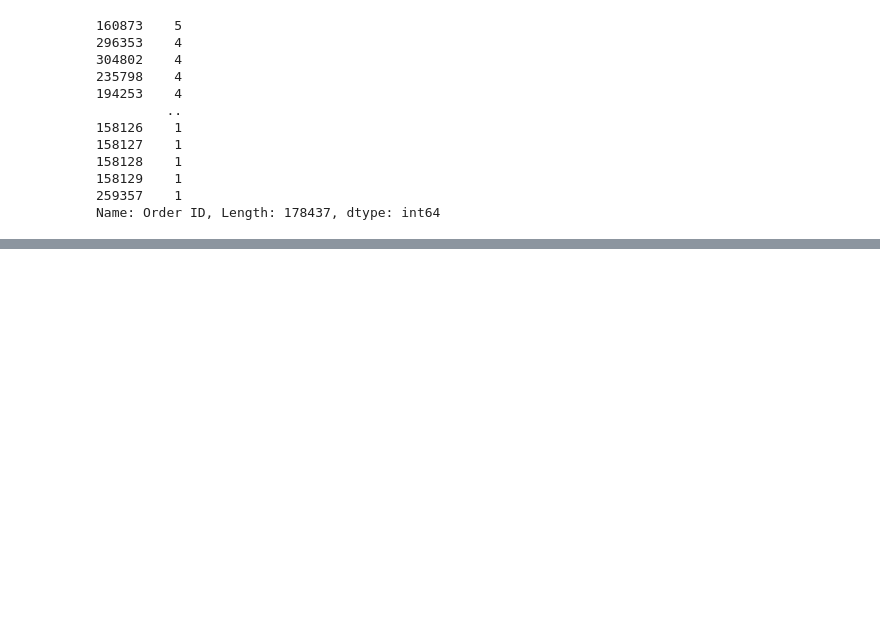
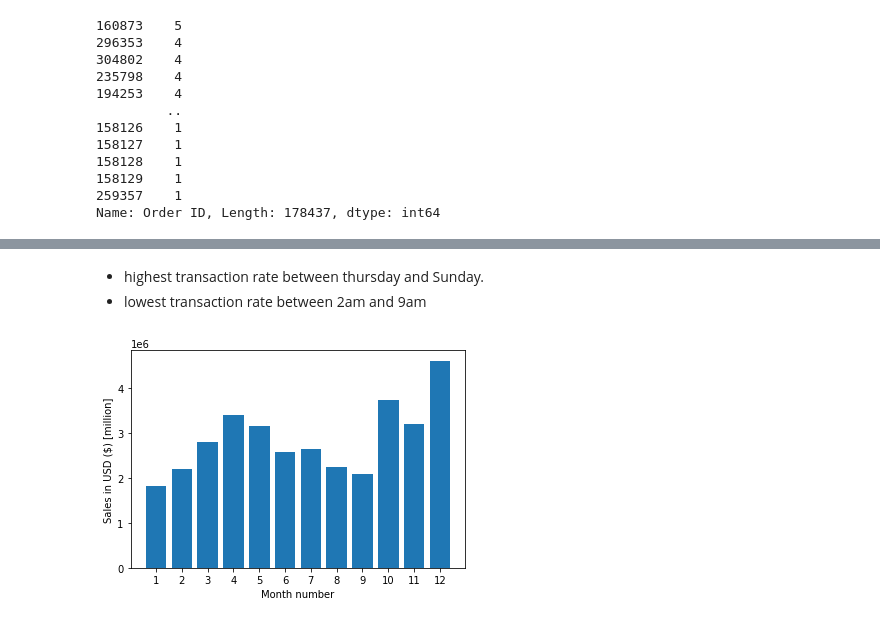
Before and after one commit to PONKAS/Data-Analysis, a Jupyter notebook: SalesReport.ipynb, the cells around one changed output, grey strips where cells are left out. Saved outputs shown, nothing was run; the diff lists cells and outputs as text; code cells hidden in the pictures; blank space fills up the shorter version.

```diff
--- a/SalesReport.ipynb
+++ b/SalesReport.ipynb
@@ -335,0 +347,13 @@ cdf[cdf["Order ID"] == 160873]
+# %% [markdown]
+* highest transaction rate between thursday and Sunday.
+* lowest transaction rate between 2am and 9am
+# %%
+months = range(1,13)
+
+plt.bar(months,cdf.groupby(['Month']).sum()['Sales'])
+plt.xticks(months)
+plt.ylabel('Sales in USD ($) [million]')
+plt.xlabel('Month number')
+plt.show()
+# %% [output]
+[figure, added]
```
Also changed, not shown: parts of 10 cells of this notebook.
